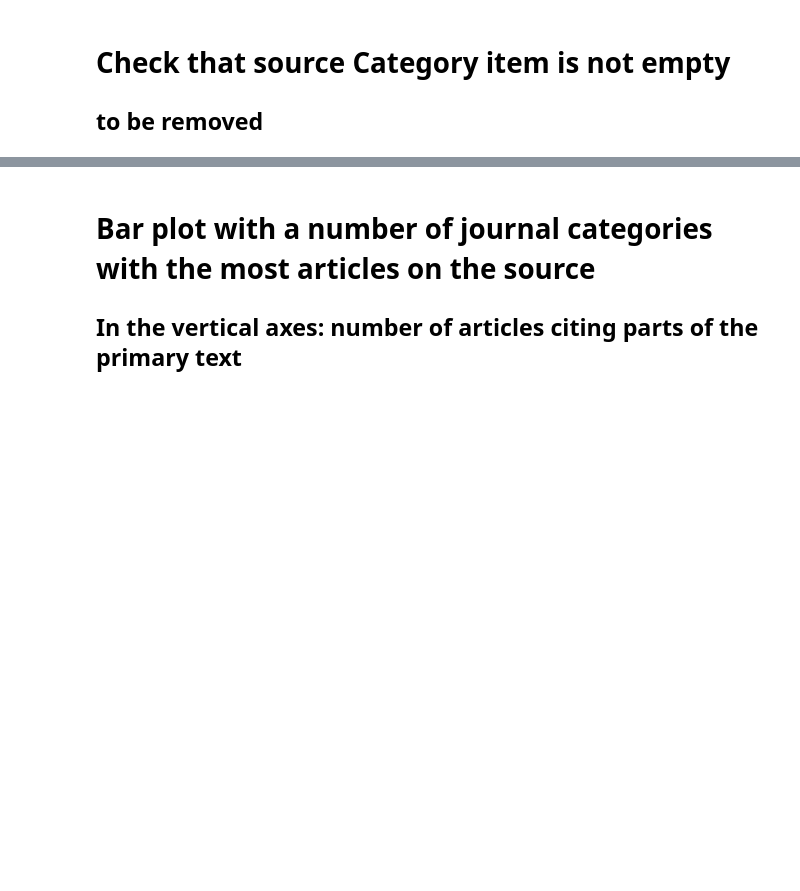
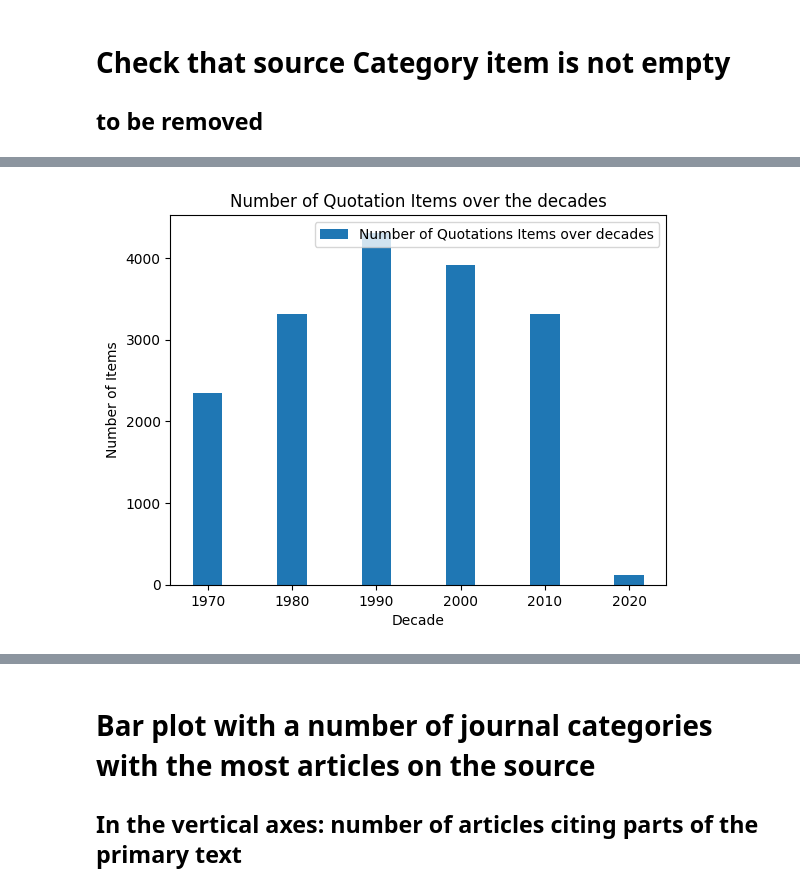
Before and after one commit to milanterlunen/quotation-detection, a Jupyter notebook: 03-analyze-results/generic-results-analysis-paul.ipynb, the cells around one changed output, grey strips where cells are left out. Drawn from its saved outputs; the diff is of its cells as text; code cells hidden in the pictures; blank space fills up the shorter version.

```diff
--- a/03-analyze-results/generic-results-analysis-paul.ipynb
+++ b/03-analyze-results/generic-results-analysis-paul.ipynb
@@ -189,0 +269,14 @@ df_without_lists = is_not_list.to_frame()
+# %%
+# OPTIONAL: if you're interested in change of time, it's recommended that you limit your analysis
+# to decades for which there is a reasonable number of items. Do you want to do this?
+
+resultsStartYear = 1970
+resultsEndYear = 2020
+
+df1= df[(df['Decade'] >= resultsStartYear) & (df['Decade'] <= resultsEndYear)]
+
+
+#df1=df
+
+
+# Code to drop entries before resultsStartYear and after resultsEndYear
@@ -189,0 +296,11 @@ df_without_lists = is_not_list.to_frame()
+# %%
+# Raw count of items per decade
+
+from collections import Counter
+
+counter_selected_Values = Counter(df1['Decade'])
+decades= counter_selected_Values.keys()
+counts= counter_selected_Values.values()
+
+print('Raw count of items per decade:\n')
+print(counter_table_str)
@@ -189,0 +317,17 @@ df_without_lists = is_not_list.to_frame()
+# %%
+# Barplot of items per decade
+
+my_plot_bar = plt.bar(decades, counts, width=3.5)
+plt.xlabel('Decade')
+plt.ylabel('Number of Items')
+plt.title('Number of Quotation Items over the decades')
+plt.legend(['Number of Quotations Items over decades'])
+
+plt.show()
+%matplotlib inline
+
+
+counter_table = pd.DataFrame(counter_selected_Values.items(), columns=['Decade', 'Count'])
+counter_table_str = counter_table.to_string(index=False)
+# %% [output]
+[figure, added]
```
Also changed, not shown: parts of 28 cells of this notebook, 3 other files.
